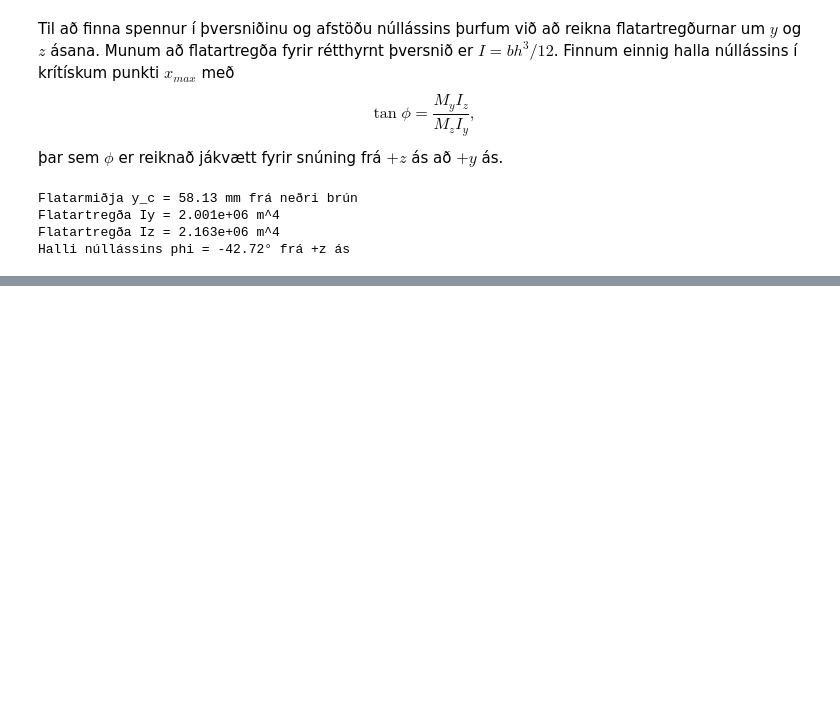
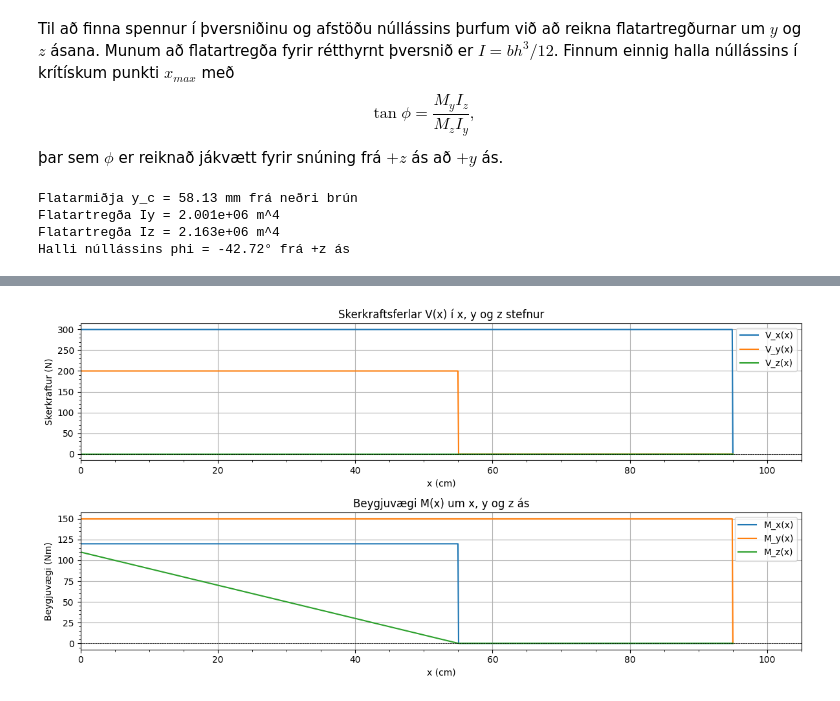
Before and after one commit to kriorog/vel407g_honvel, a Jupyter notebook: 2026/skilaverkefni/v1/skilaverkefni_1_lausn2.ipynb, the cells around one changed output, grey strips where cells are left out. Cells and saved outputs as stored; diff of their text form; code cells hidden in the pictures; blank space fills up the shorter version.

```diff
--- a/2026/skilaverkefni/v1/skilaverkefni_1_lausn2.ipynb
+++ b/2026/skilaverkefni/v1/skilaverkefni_1_lausn2.ipynb
@@ -843,0 +993,68 @@ Spenna í punkti C er = [-31.95873005          nan          nan] MPa
+# %%
+#| echo: true
+#| output: true
+
+# teiknum sker og vægisferla fyrir alla ása
+import matplotlib.pyplot as plt
+
+# skilgreinum punktana A, C, E í metrum
+p_A = np.array([0, 0, 0]) # m
+p_C = np.array([55 + 40, 0, 50]) / 1e2 # m
+p_E = np.array([55, 0, -60]) / 1e2 # m
+p_D = np.array([55 + 40, 0, 0]) / 1e2 # m
+
+# skilgreinum x gildi fyrir hvern ás
+x_vals = np.linspace(0, p_D[0]*100, 1000) # x gildi í cm
+
+# reiknum V(x) og M(x) fyrir hvern ás
+def V_fun(x, R_A, M_A):
+    V = (
+        - M_A * mac(x, p_A[0], -1)
+        - R_A * mac(x, p_A[0], 0)
+        - F_E * mac(x, p_E[0], 0)
+        - F_C * mac(x, p_C[0], 0)
+    )
+    return V
+
+def M_fun(x, R_A, M_A):
+    p = np.array([x, 0, 0])
+
+    M = (
+        - M_A * mac(x, p_A[0], 0)
+        - np.cross(p_A - p, R_A * mac(x, p_A[0], 0))
+        - np.cross(p_E - p, F_E * mac(x, p_E[0], 0))
+        - np.cross(p_C - p, F_C * mac(x, p_C[0], 0))
+    )
+    return M
+
+V_vals = np.array([V_fun(x/100, R_A, M_A) for x in x_vals]) # setjum inn cm sem m
+M_vals = np.array([M_fun(x/100, R_A, M_A) for x in x_vals]) # setjum inn cm sem m
+plt.figure(figsize=(12, 6))
+plt.subplot(2, 1, 1)
+plt.plot(x_vals, V_vals[:, 0], label='V_x(x)')
+plt.plot(x_vals, V_vals[:, 1], label='V_y(x)')
+plt.plot(x_vals, V_vals[:, 2], label='V_z(x)')
+plt.title('Skerkraftsferlar V(x) í x, y og z stefnur')
+plt.xlabel('x (cm)')
+plt.ylabel('Skerkraftur (N)')
+plt.axhline(0, color='black', linewidth=0.5, linestyle='--')
+plt.xlim([0, p_D[0]*100+10])
+plt.minorticks_on()
+plt.legend()
+plt.grid()
+plt.subplot(2, 1, 2)
+plt.plot(x_vals, M_vals[:, 0], label='M_x(x)')
+plt.plot(x_vals, M_vals[:, 1], label='M_y(x)')
+plt.plot(x_vals, M_vals[:, 2], label='M_z(x)')
+plt.title('Beygjuvægi M(x) um x, y og z ás')
+plt.xlabel('x (cm)')
+plt.ylabel('Beygjuvægi (Nm)')
+plt.axhline(0, color='black', linewidth=0.5, linestyle='--')
+plt.xlim([0, p_D[0]*100+10])
+plt.minorticks_on()
+plt.legend()
+plt.grid()
+plt.tight_layout()
+plt.show()
+# %% [output]
+[figure, added]
```
Also changed, not shown: parts of 17 cells of this notebook, 2 other files.
